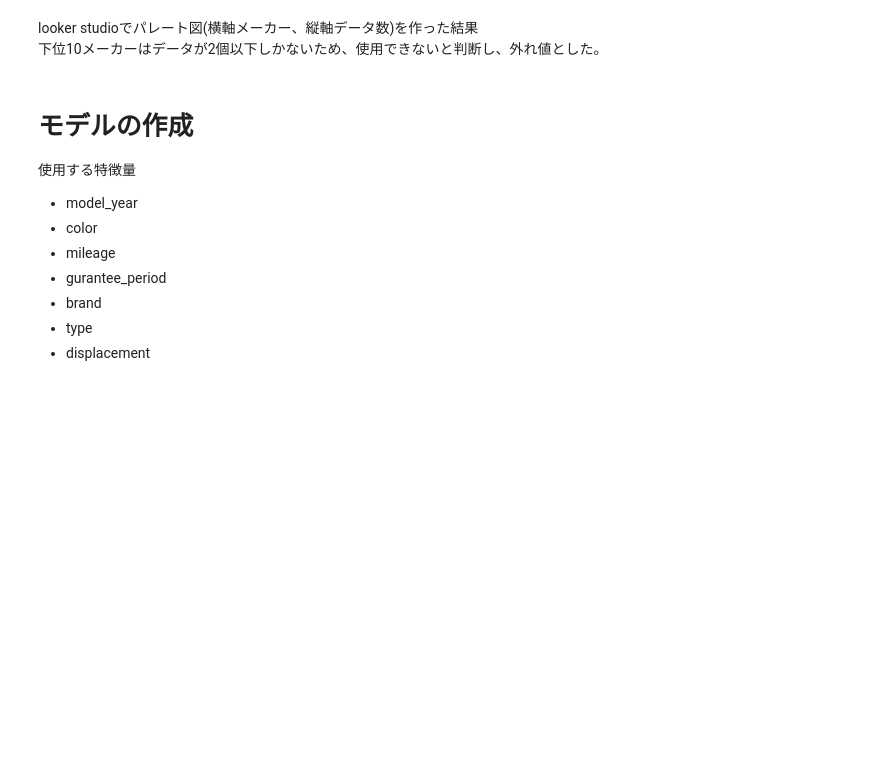
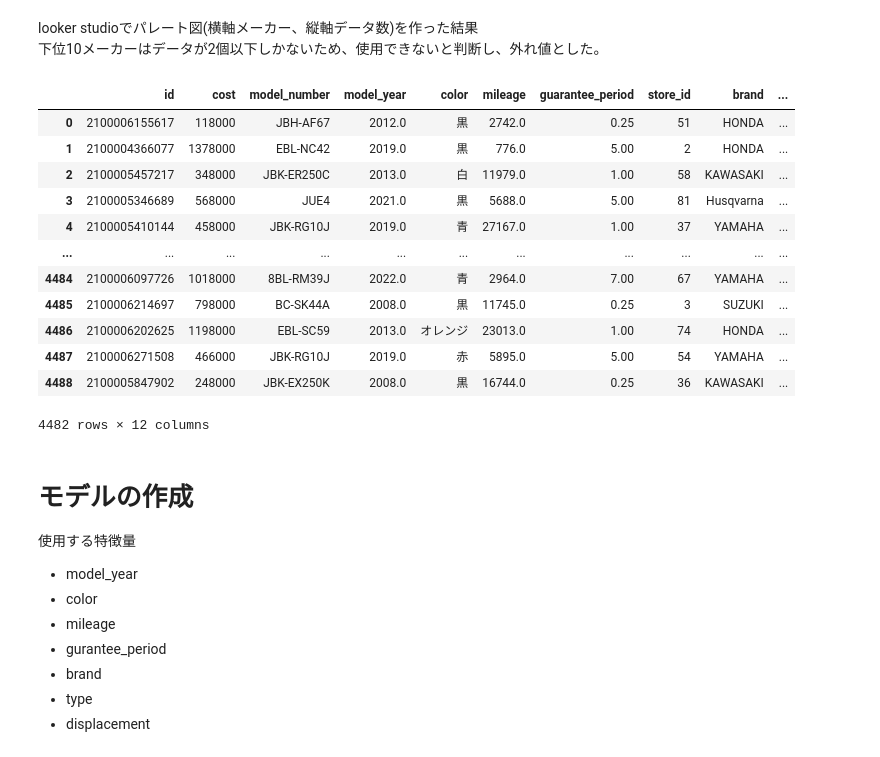
Before and after one commit to mituo-Efforia/motorbike_cost_regressor, a Jupyter notebook: モデル作成/lightgbm.ipynb, the cells around one changed output. Saved outputs shown, nothing was run; the diff lists cells and outputs as text; code cells hidden in the pictures; blank space fills up the shorter version.

```diff
--- a/モデル作成/lightgbm.ipynb
+++ b/モデル作成/lightgbm.ipynb
@@ -33,6 +33,22 @@ model_data = model_data[~model_data['brand'].isin(low_10)]
 train_data = train_data.merge(model_data,on='model_number',how='left')
 #先ほど外れ値に指定したデータはnullになるため、dropnaをすればok
 train_data.dropna(inplace=True)
+# %%
+train_data
+# %% [output]
+|  | id | cost | model_number | model_year | color | mileage | guarantee_period | store_id | brand | ... |
+| 0 | 2100006155617 | 118000 | JBH-AF67 | 2012.0 | 黒 | 2742.0 | 0.25 | 51 | HONDA | ... |
+| 1 | 2100004366077 | 1378000 | EBL-NC42 | 2019.0 | 黒 | 776.0 | 5.00 | 2 | HONDA | ... |
+| 2 | 2100005457217 | 348000 | JBK-ER250C | 2013.0 | 白 | 11979.0 | 1.00 | 58 | KAWASAKI | ... |
+| 3 | 2100005346689 | 568000 | JUE4 | 2021.0 | 黒 | 5688.0 | 5.00 | 81 | Husqvarna | ... |
+| 4 | 2100005410144 | 458000 | JBK-RG10J | 2019.0 | 青 | 27167.0 | 1.00 | 37 | YAMAHA | ... |
+| ... | ... | ... | ... | ... | ... | ... | ... | ... | ... | ... |
+| 4484 | 2100006097726 | 1018000 | 8BL-RM39J | 2022.0 | 青 | 2964.0 | 7.00 | 67 | YAMAHA | ... |
+| 4485 | 2100006214697 | 798000 | BC-SK44A | 2008.0 | 黒 | 11745.0 | 0.25 | 3 | SUZUKI | ... |
+| 4486 | 2100006202625 | 1198000 | EBL-SC59 | 2013.0 | オレンジ | 23013.0 | 1.00 | 74 | HONDA | ... |
+| 4487 | 2100006271508 | 466000 | JBK-RG10J | 2019.0 | 赤 | 5895.0 | 5.00 | 54 | YAMAHA | ... |
+| 4488 | 2100005847902 | 248000 | JBK-EX250K | 2008.0 | 黒 | 16744.0 | 0.25 | 36 | KAWASAKI | ... |
+4482 rows × 12 columns
 # %% [markdown]
 # モデルの作成
 使用する特徴量
```
Also changed, not shown: parts of 9 cells of this notebook, 10 other files.
